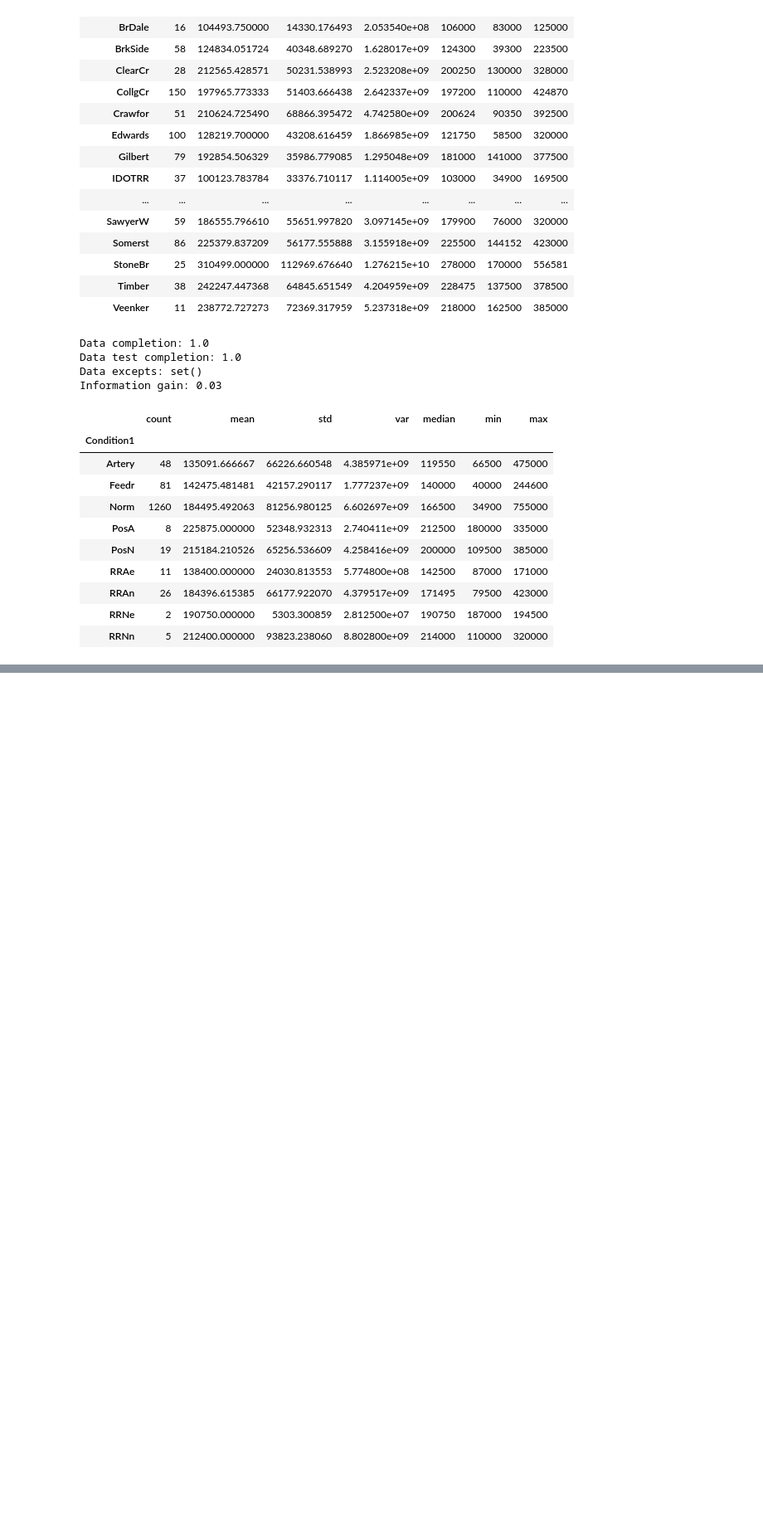
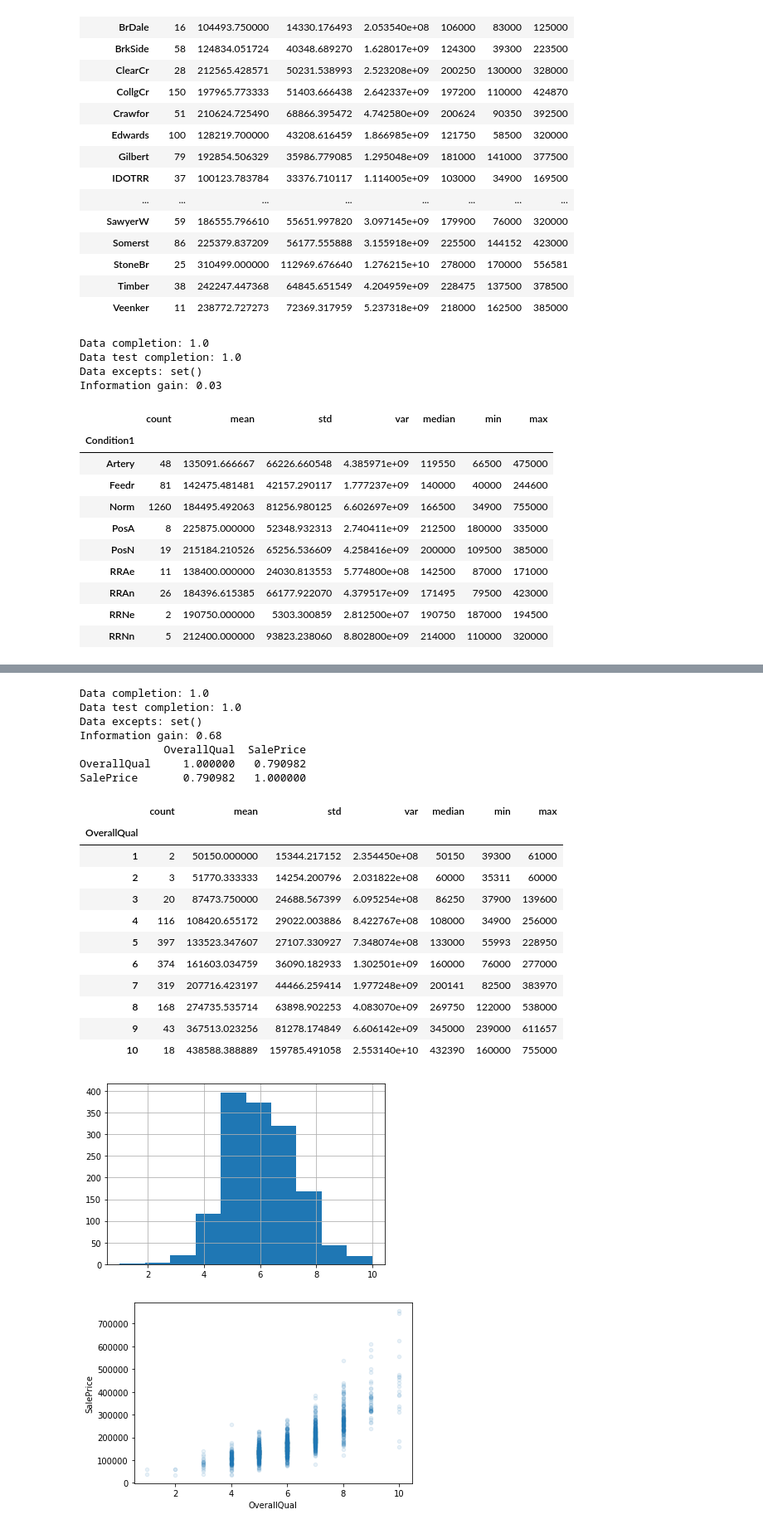
Before and after one commit to ArturoCRodriguez/kaggle_house_prices, a Jupyter notebook: house_pricing.ipynb, the cells around one changed output, grey strips where cells are left out. Shown at 83% size. Drawn from its saved outputs; the diff is of its cells as text; code cells hidden in the pictures; blank space fills up the shorter version.

```diff
--- a/house_pricing.ipynb
+++ b/house_pricing.ipynb
@@ -334,0 +403,33 @@ Information gain: 0.03
+# %%
+# OverallQual
+feat = "OverallQual"
+print("Data completion: {}".format(np.sum(data[feat].count()) / data.shape[0] ))
+print("Data test completion: {}".format(np.sum(data_test[feat].count()) / data_test.shape[0]))
+print("Data excepts: {}".format(set(data[feat].unique()).symmetric_difference(set(data_test[feat].unique())) ))
+print("Information gain: {}".format(information_gain(data,"SalePrice",feat, norm=True)))
+data[feat].hist()
+data.plot(kind="scatter",x=feat, y="SalePrice",alpha=0.1)
+print(data[[feat,"SalePrice"]].corr())
+get_resume(data,"SalePrice",feat)
+# %% [output]
+Data completion: 1.0
+Data test completion: 1.0
+Data excepts: set()
+Information gain: 0.68
+             OverallQual  SalePrice
+OverallQual     1.000000   0.790982
+SalePrice       0.790982   1.000000
+|  | count | mean | std | var | median | min | max |
+| OverallQual |  |  |  |  |  |  |  |
+| 1 | 2 | 50150.000000 | 15344.217152 | 2.354450e+08 | 50150 | 39300 | 61000 |
+| 2 | 3 | 51770.333333 | 14254.200796 | 2.031822e+08 | 60000 | 35311 | 60000 |
+| 3 | 20 | 87473.750000 | 24688.567399 | 6.095254e+08 | 86250 | 37900 | 139600 |
+| 4 | 116 | 108420.655172 | 29022.003886 | 8.422767e+08 | 108000 | 34900 | 256000 |
+| 5 | 397 | 133523.347607 | 27107.330927 | 7.348074e+08 | 133000 | 55993 | 228950 |
+| 6 | 374 | 161603.034759 | 36090.182933 | 1.302501e+09 | 160000 | 76000 | 277000 |
+| 7 | 319 | 207716.423197 | 44466.259414 | 1.977248e+09 | 200141 | 82500 | 383970 |
+| 8 | 168 | 274735.535714 | 63898.902253 | 4.083070e+09 | 269750 | 122000 | 538000 |
+| 9 | 43 | 367513.023256 | 81278.174849 | 6.606142e+09 | 345000 | 239000 | 611657 |
+| 10 | 18 | 438588.388889 | 159785.491058 | 2.553140e+10 | 432390 | 160000 | 755000 |
+[figure, added]
+[figure, added]
```
Also changed, not shown: parts of 14 cells of this notebook, 2 other files.
